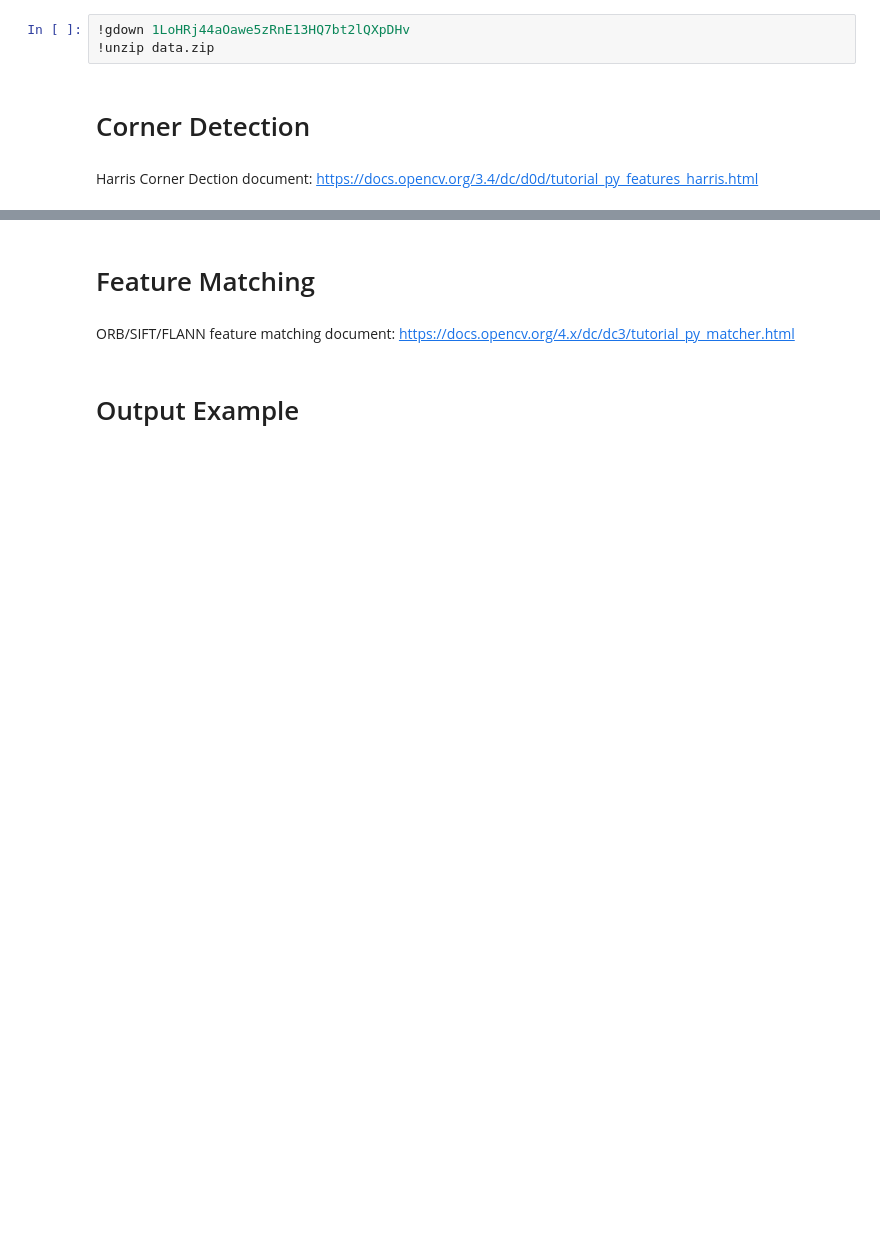
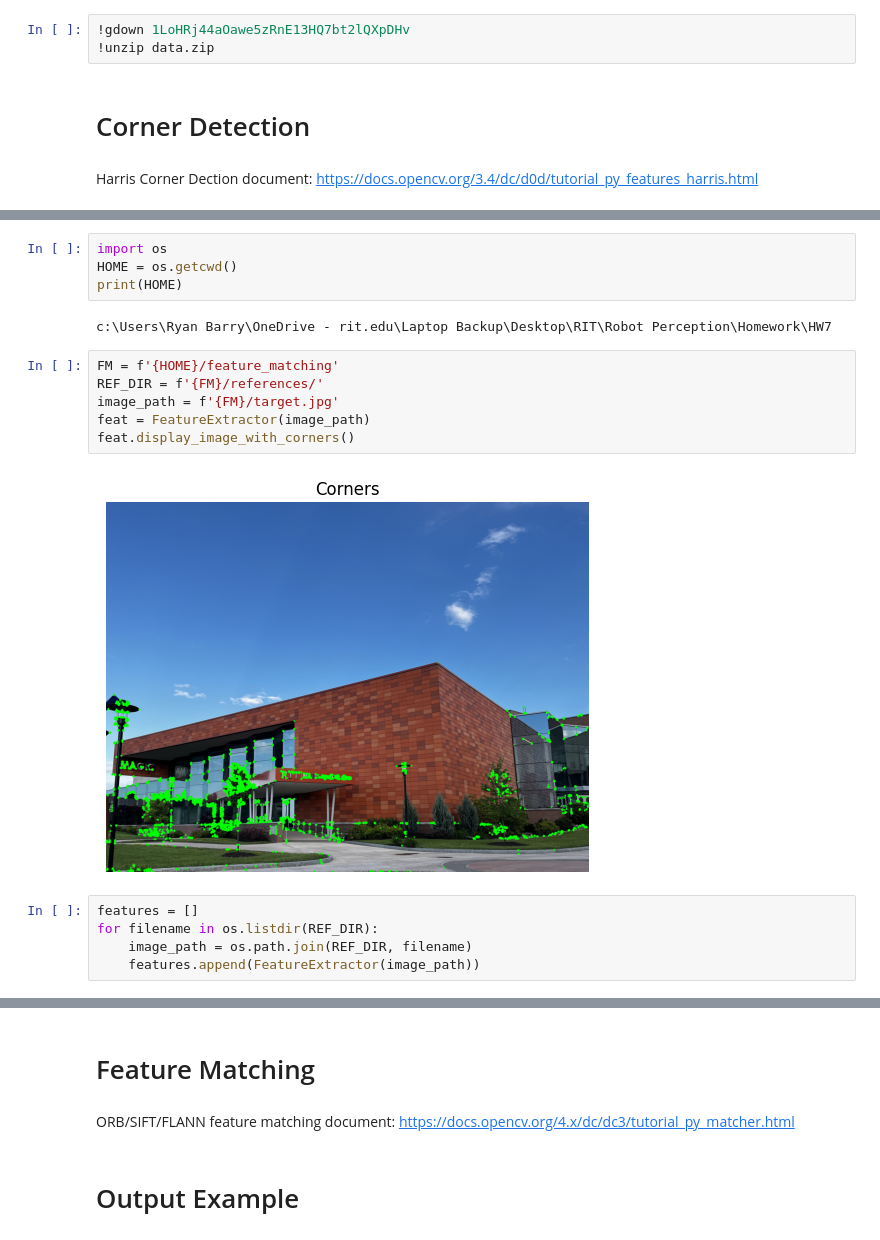
Before and after one commit to ryan-barry-99/Robot_Perception_HW7_Corner_Detection_and_Feature_Matching, a Jupyter notebook: CMPE789_FA23_HW7.ipynb, the cells around one changed output, grey strips where cells are left out. Cells and saved outputs as stored; diff of their text form; blank space fills up the shorter version.

Commit message:
Added corner detection

```diff
--- a/CMPE789_FA23_HW7.ipynb
+++ b/CMPE789_FA23_HW7.ipynb
@@ -40,0 +86,19 @@ Harris Corner Dection document: https://docs.opencv.org/3.4/dc/d0d/tutorial_py_f
+# %%
+import os
+HOME = os.getcwd()
+print(HOME)
+# %% [output]
+c:\Users\Ryan Barry\OneDrive - rit.edu\Laptop Backup\Desktop\RIT\Robot Perception\Homework\HW7
+# %%
+FM = f'{HOME}/feature_matching'
+REF_DIR = f'{FM}/references/'
+image_path = f'{FM}/target.jpg'
+feat = FeatureExtractor(image_path)
+feat.display_image_with_corners()
+# %% [output]
+[figure, added]
+# %%
+features = []
+for filename in os.listdir(REF_DIR):
+    image_path = os.path.join(REF_DIR, filename)
+    features.append(FeatureExtractor(image_path))
```
Also changed, not shown: parts of 3 cells of this notebook, 13 other files.
